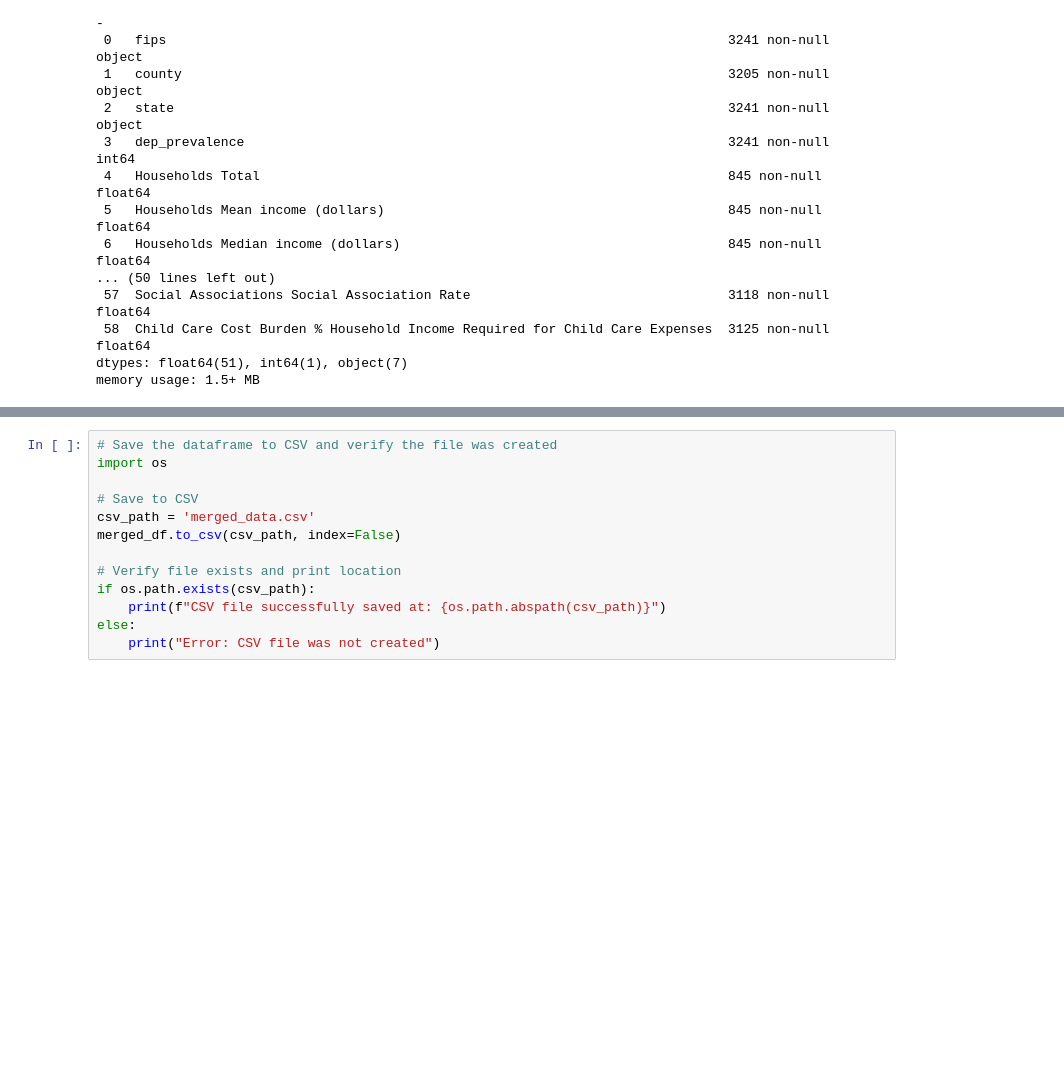
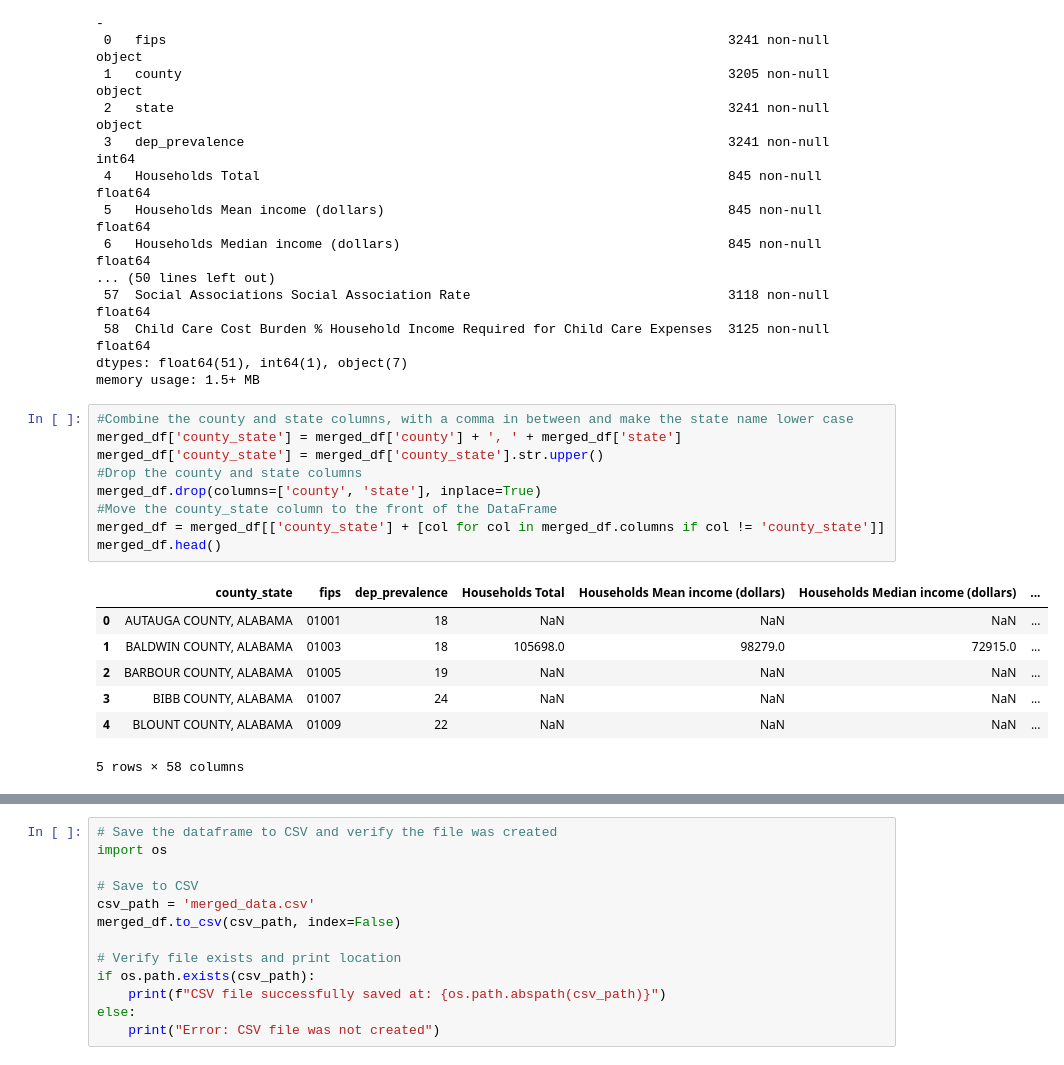
Before and after one commit to EZags/Milliman-Project-2025, a Jupyter notebook: 1_Data_Import_Clean.ipynb, the cells around one changed output, grey strips where cells are left out. Cells and saved outputs as stored; diff of their text form; blank space fills up the shorter version.

```diff
--- a/1_Data_Import_Clean.ipynb
+++ b/1_Data_Import_Clean.ipynb
@@ -320,3 +320,20 @@ Data columns (total 59 columns):
  58  Child Care Cost Burden % Household Income Required for Child Care Expenses  3125 non-null   float64
 dtypes: float64(51), int64(1), object(7)
 memory usage: 1.5+ MB
+# %%
+#Combine the county and state columns, with a comma in between and make the state name lower case
+merged_df['county_state'] = merged_df['county'] + ', ' + merged_df['state']
+merged_df['county_state'] = merged_df['county_state'].str.upper()
+#Drop the county and state columns
+merged_df.drop(columns=['county', 'state'], inplace=True)
+#Move the county_state column to the front of the DataFrame
+merged_df = merged_df[['county_state'] + [col for col in merged_df.columns if col != 'county_state']]
+merged_df.head()
+# %% [output]
+|  | county_state | fips | dep_prevalence | Households Total | Households Mean income (dollars) | Households Median income (dollars) | ... |
+| 0 | AUTAUGA COUNTY, ALABAMA | 01001 | 18 | NaN | NaN | NaN | ... |
+| 1 | BALDWIN COUNTY, ALABAMA | 01003 | 18 | 105698.0 | 98279.0 | 72915.0 | ... |
+| 2 | BARBOUR COUNTY, ALABAMA | 01005 | 19 | NaN | NaN | NaN | ... |
+| 3 | BIBB COUNTY, ALABAMA | 01007 | 24 | NaN | NaN | NaN | ... |
+| 4 | BLOUNT COUNTY, ALABAMA | 01009 | 22 | NaN | NaN | NaN | ... |
+5 rows × 58 columns
```
Also changed, not shown: parts of 2 cells of this notebook.
